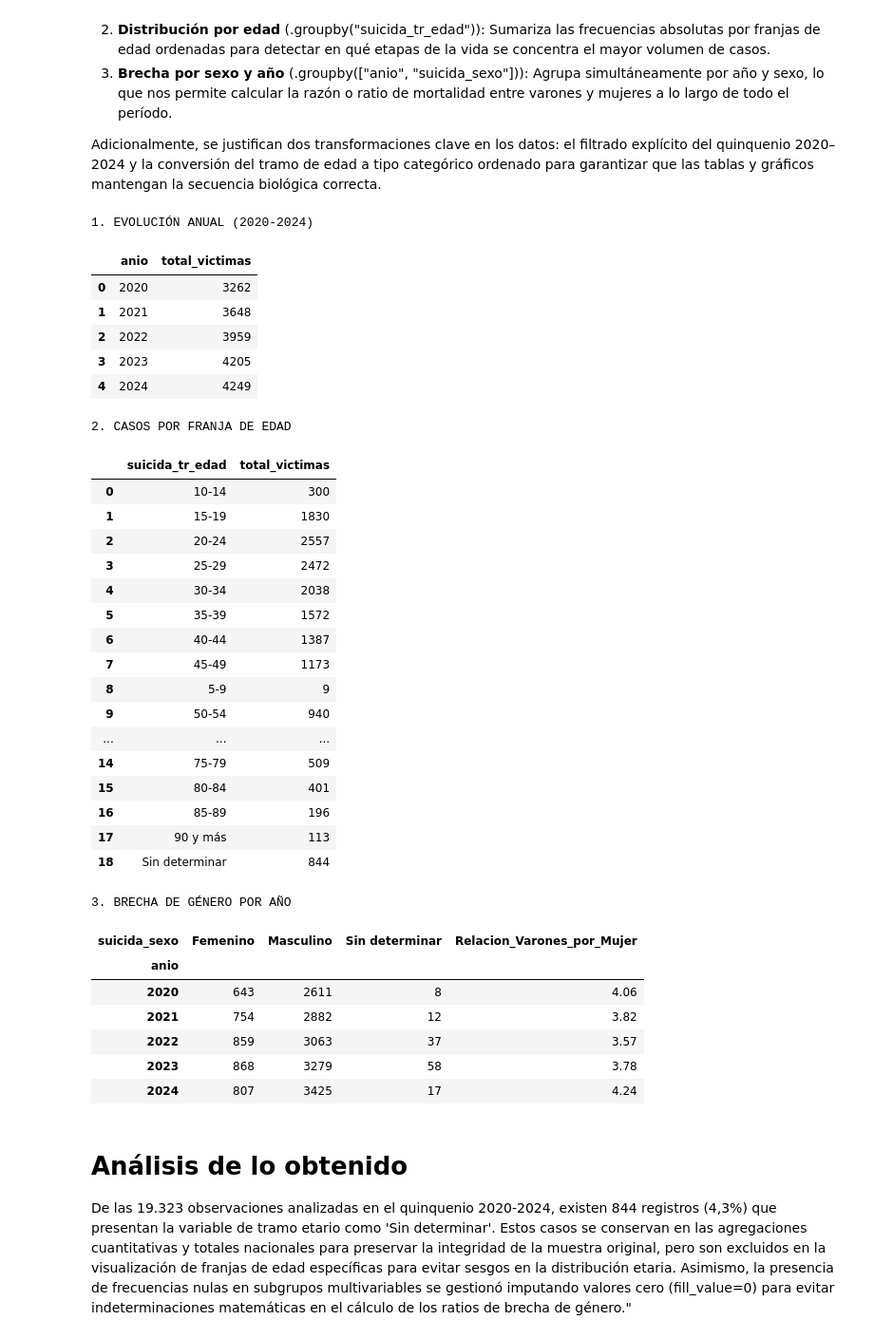
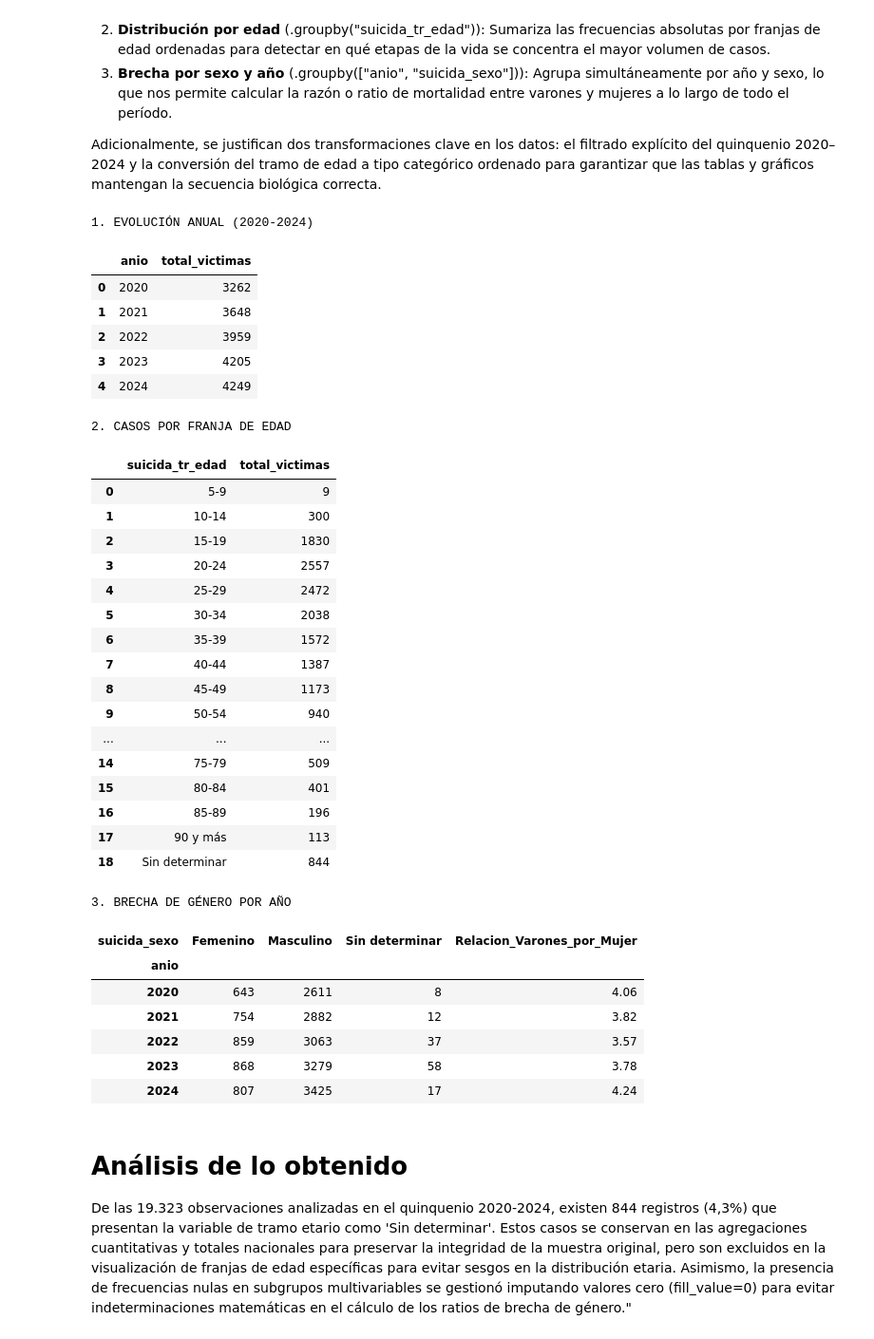
Before and after one commit to fce-laboratoriotp/tp-labo, a Jupyter notebook: notebook_prueba.ipynb, the cells around one changed output. Shown at 95% size. Drawn from its saved outputs; the diff is of its cells as text; code cells hidden in the pictures.

Commit message:
Eliminar función de re.search y reubicar reordenamiento de edades directo en df_master

```diff
--- a/notebook_prueba.ipynb
+++ b/notebook_prueba.ipynb
@@ -435,6 +396,17 @@ Adicionalmente, se justifican dos transformaciones clave en los datos: el filtra
 # %%
 # BLOQUE 1: CÁLCULO DE TABLAS Y NÚMEROS AGRUPADOS
 import pandas as pd
+#ASEGURAMOS EL ORDEN BIOLÓGICO DE TRAMOS DE EDAD (DE MENOR A MAYOR)
+
+orden_edad = [
+    '5-9', '10-14', '15-19', '20-24', '25-29', '30-34', '35-39',
+    '40-44', '45-49', '50-54', '55-59', '60-64', '65-69', '70-74',
+    '75-79', '80-84', '85-89', '90 y más', 'Sin determinar'
+]
+
+df_master["suicida_tr_edad"] = pd.Categorical(
+    df_master["suicida_tr_edad"], categories=orden_edad, ordered=True
+)
 
 # 1. TOTAL DE VÍCTIMAS POR AÑO (Evolución temporal)
 # Agrupamos por 'anio' y contamos la cantidad de personas (filas) por año
@@ -444,43 +416,42 @@ resumen_anual = df_master.groupby("anio").size().reset_index(name="total_victima
 print("1. EVOLUCIÓN ANUAL (2020-2024)")
 display(resumen_anual)
 
 # 2. TOTAL DE VÍCTIMAS POR EDAD (Franjas etarias)
-# Agrupamos por la columna de edad respetando el orden que le dimos antes
 
 resumen_edad = df_master.groupby("suicida_tr_edad", observed=False).size().reset_index(name="total_victimas")
 
 print("\n2. CASOS POR FRANJA DE EDAD")
 display(resumen_edad)
 
 # 3. COMPARACIÓN DE VARONES VS MUJERES POR AÑO (Brecha de género)
 # Agrupamos por año y por sexo, y ponemos los sexos en columnas separadas
 
 resumen_sexo = df_master.groupby(["anio", "suicida_sexo"], observed=False).size().unstack(fill_value=0)
 
 # Calculamos la relación: dividimos Varones / Mujeres. Permite cuantificar numéricamente y de manera directa la brecha de género por año.
 resumen_sexo["Relacion_Varones_por_Mujer"] = (resumen_sexo["Masculino"] / resumen_sexo["Femenino"]).round(2)
 
 print("\n3. BRECHA DE GÉNERO POR AÑO")
 display(resumen_sexo)
 # %% [output]
 1. EVOLUCIÓN ANUAL (2020-2024)
 |  | anio | total_victimas |
 | 0 | 2020 | 3262 |
 | 1 | 2021 | 3648 |
 | 2 | 2022 | 3959 |
 | 3 | 2023 | 4205 |
 | 4 | 2024 | 4249 |
 2. CASOS POR FRANJA DE EDAD
 |  | suicida_tr_edad | total_victimas |
-| 0 | 10-14 | 300 |
-| 1 | 15-19 | 1830 |
-| 2 | 20-24 | 2557 |
-| 3 | 25-29 | 2472 |
-| 4 | 30-34 | 2038 |
-| 5 | 35-39 | 1572 |
-| 6 | 40-44 | 1387 |
-| 7 | 45-49 | 1173 |
-| 8 | 5-9 | 9 |
+| 0 | 5-9 | 9 |
+| 1 | 10-14 | 300 |
+| 2 | 15-19 | 1830 |
+| 3 | 20-24 | 2557 |
+| 4 | 25-29 | 2472 |
+| 5 | 30-34 | 2038 |
+| 6 | 35-39 | 1572 |
+| 7 | 40-44 | 1387 |
+| 8 | 45-49 | 1173 |
 | 9 | 50-54 | 940 |
 | ... | ... | ... |
 | 14 | 75-79 | 509 |
```
Also changed, not shown: parts of 3 cells of this notebook.
